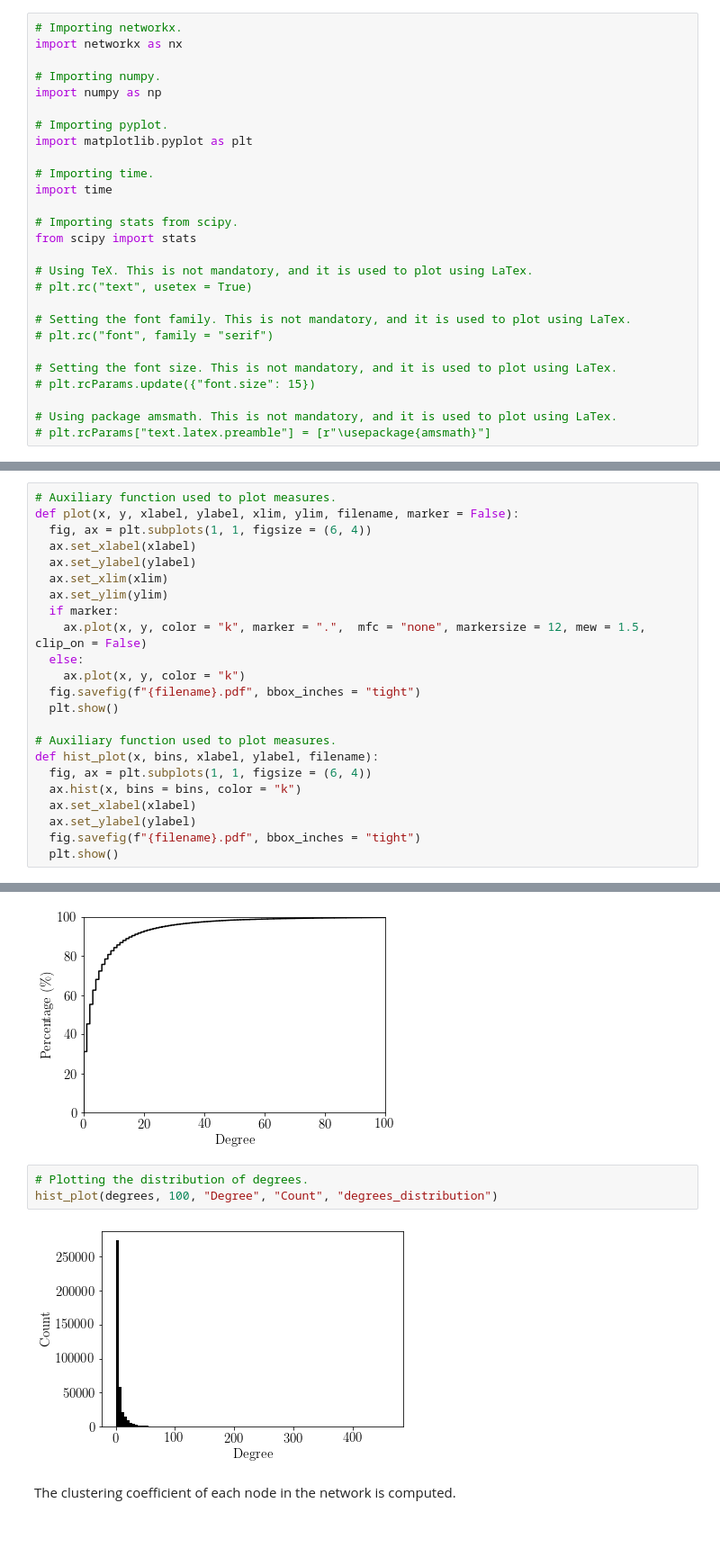
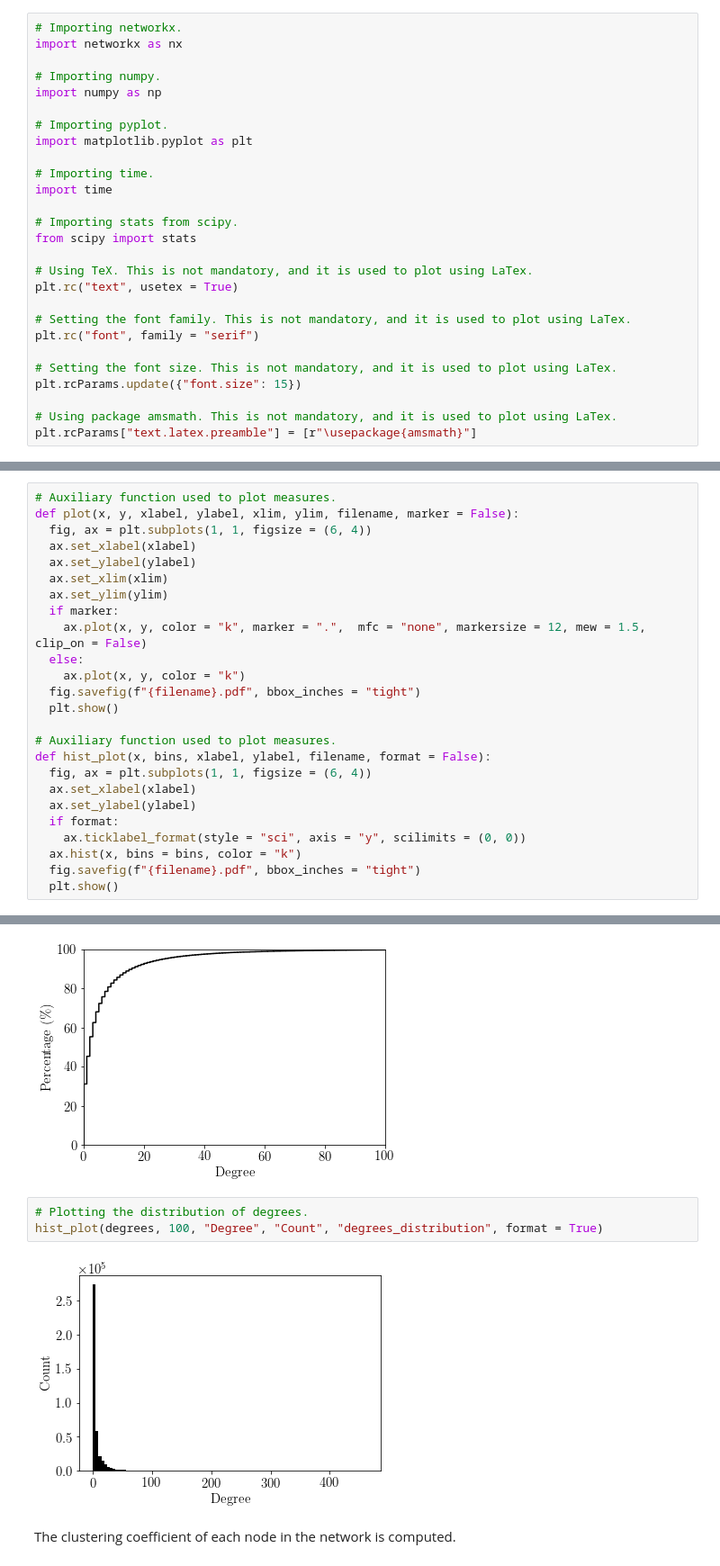
Before and after one commit to matteodonati/co-authorship_network_analysis, a Jupyter notebook: co_authorship_network.ipynb, the cells around one changed output, grey strips where cells are left out. Shown at 90% size. Cells and saved outputs as stored; diff of their text form; blank space fills up the shorter version.

Commit message:
histograms now use scientific notation on y axis

```diff
--- a/co_authorship_network.ipynb
+++ b/co_authorship_network.ipynb
@@ -43,16 +61,16 @@ import time
 from scipy import stats
 
 # Using TeX. This is not mandatory, and it is used to plot using LaTex.
-# plt.rc("text", usetex = True)
+plt.rc("text", usetex = True)
 
 # Setting the font family. This is not mandatory, and it is used to plot using LaTex.
-# plt.rc("font", family = "serif")
+plt.rc("font", family = "serif")
 
 # Setting the font size. This is not mandatory, and it is used to plot using LaTex.
-# plt.rcParams.update({"font.size": 15})
+plt.rcParams.update({"font.size": 15})
 
 # Using package amsmath. This is not mandatory, and it is used to plot using LaTex.
-# plt.rcParams["text.latex.preamble"] = [r"\usepackage{amsmath}"]
+plt.rcParams["text.latex.preamble"] = [r"\usepackage{amsmath}"]
 # %% [markdown]
 ### Network Definition
 # %% [markdown]
@@ -118,11 +136,13 @@ def plot(x, y, xlabel, ylabel, xlim, ylim, filename, marker = False):
   plt.show()
 
 # Auxiliary function used to plot measures.
-def hist_plot(x, bins, xlabel, ylabel, filename):
+def hist_plot(x, bins, xlabel, ylabel, filename, format = False):
   fig, ax = plt.subplots(1, 1, figsize = (6, 4))
-  ax.hist(x, bins = bins, color = "k")
   ax.set_xlabel(xlabel)
   ax.set_ylabel(ylabel)
+  if format:
+    ax.ticklabel_format(style = "sci", axis = "y", scilimits = (0, 0))
+  ax.hist(x, bins = bins, color = "k")
   fig.savefig(f"{filename}.pdf", bbox_inches = "tight")
   plt.show()
 # %% [markdown]
@@ -166,9 +186,9 @@ plot(np.sort(degrees), np.arange(len(degrees)) / float(len(degrees)) * 100, "Deg
 [figure]
 # %%
 # Plotting the distribution of degrees.
-hist_plot(degrees, 100, "Degree", "Count", "degrees_distribution")
+hist_plot(degrees, 100, "Degree", "Count", "degrees_distribution", format = True)
 # %% [output]
-[figure, old version]
+[figure, new version]
 # %% [markdown]
 The clustering coefficient of each node in the network is computed.
 # %%
```
Also changed, not shown: parts of 4 cells of this notebook, 3 other files.
